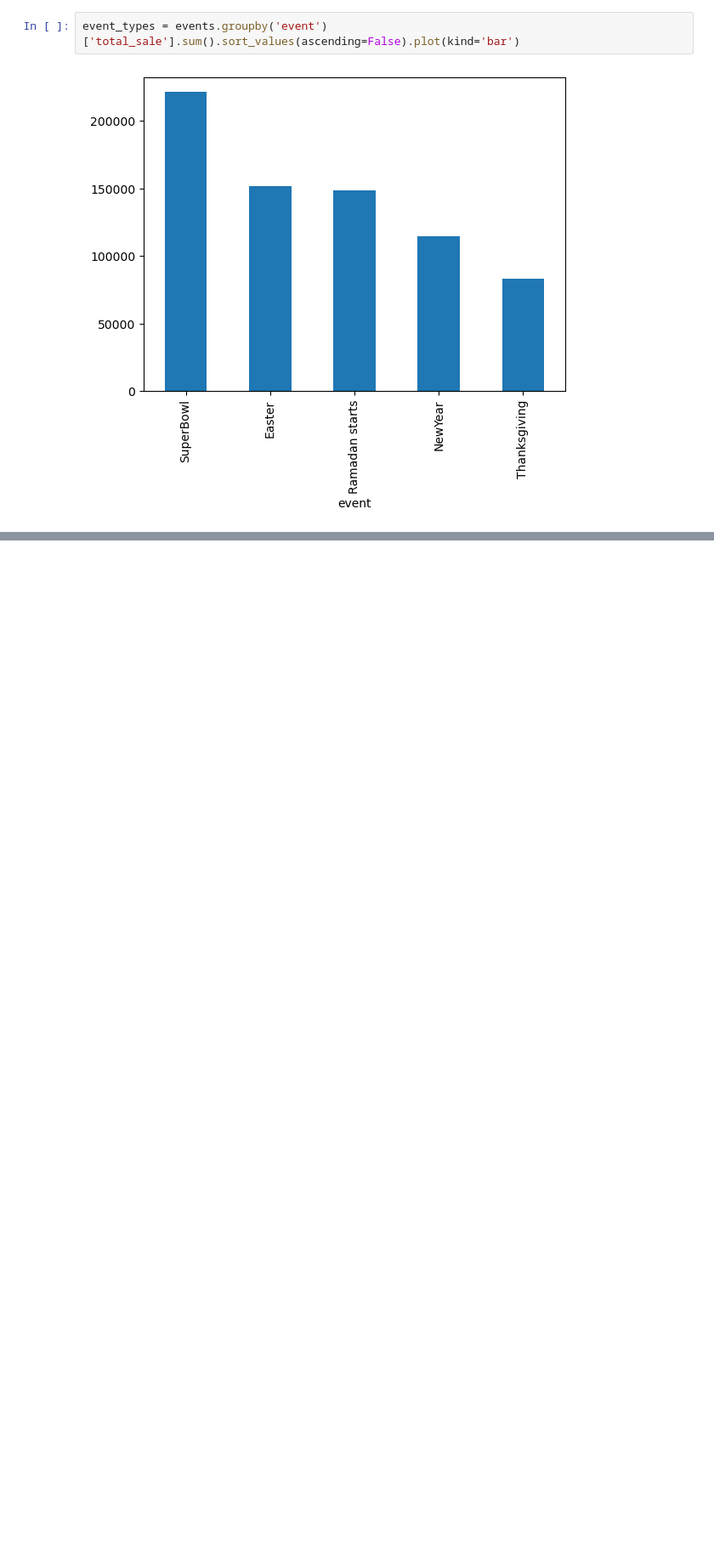
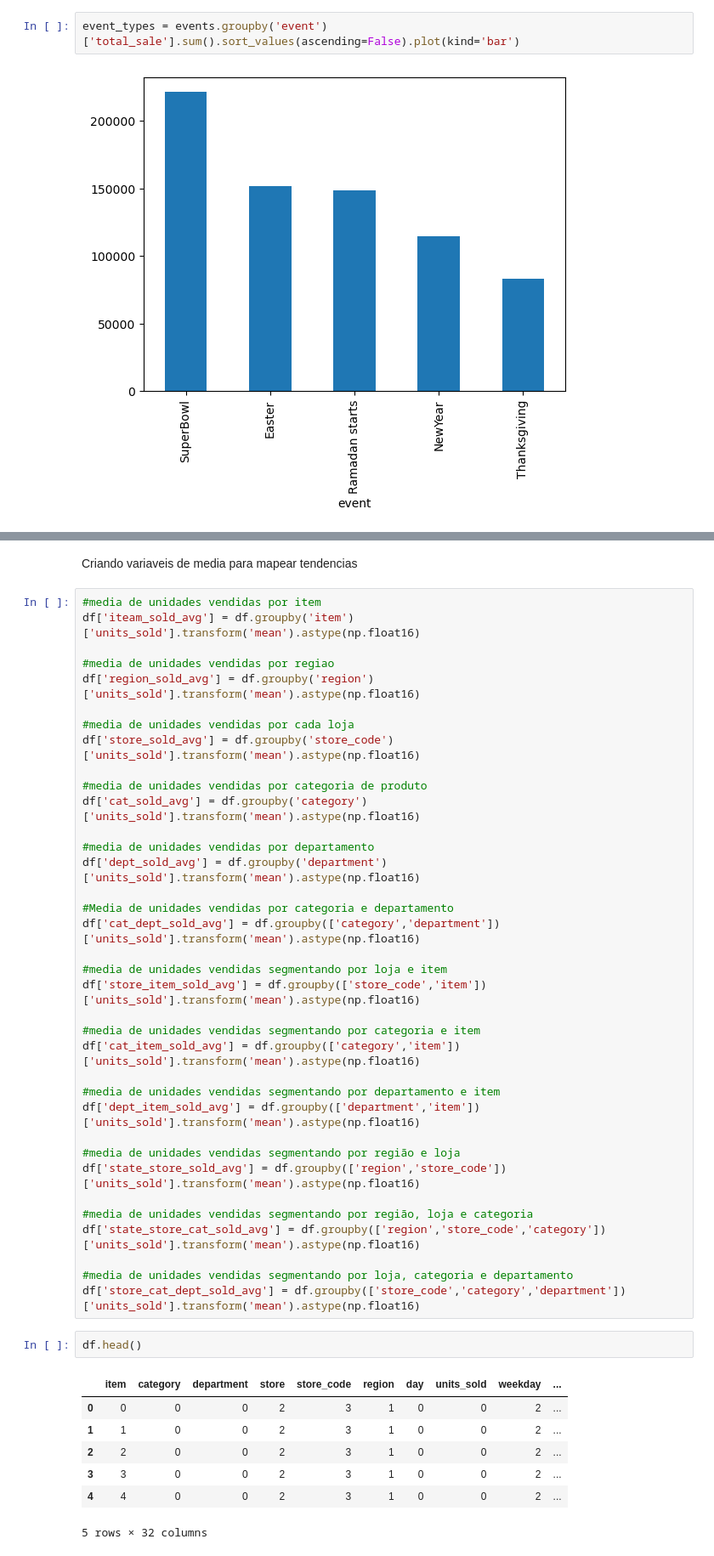
Before and after one commit to 15murakamie/dsmarket-time-series, a Jupyter notebook: main_dsmarket.ipynb, the cells around one changed output, grey strips where cells are left out. Shown at 85% size. Cells and saved outputs as stored; diff of their text form; blank space fills up the shorter version.

```diff
--- a/main_dsmarket.ipynb
+++ b/main_dsmarket.ipynb
@@ -725,0 +797,48 @@ event_types = events.groupby('event')['total_sale'].sum().sort_values(ascending=
+# %% [markdown]
+Criando variaveis de media para mapear tendencias
+# %%
+#media de unidades vendidas por item
+df['iteam_sold_avg'] = df.groupby('item')['units_sold'].transform('mean').astype(np.float16)
+
+#media de unidades vendidas por regiao
+df['region_sold_avg'] = df.groupby('region')['units_sold'].transform('mean').astype(np.float16)
+
+#media de unidades vendidas por cada loja
+df['store_sold_avg'] = df.groupby('store_code')['units_sold'].transform('mean').astype(np.float16)
+
+#media de unidades vendidas por categoria de produto
+df['cat_sold_avg'] = df.groupby('category')['units_sold'].transform('mean').astype(np.float16)
+
+#media de unidades vendidas por departamento
+df['dept_sold_avg'] = df.groupby('department')['units_sold'].transform('mean').astype(np.float16)
+
+#Media de unidades vendidas por categoria e departamento
+df['cat_dept_sold_avg'] = df.groupby(['category','department'])['units_sold'].transform('mean').astype(np.float16)
+
+#media de unidades vendidas segmentando por loja e item
+df['store_item_sold_avg'] = df.groupby(['store_code','item'])['units_sold'].transform('mean').astype(np.float16)
+
+#media de unidades vendidas segmentando por categoria e item
+df['cat_item_sold_avg'] = df.groupby(['category','item'])['units_sold'].transform('mean').astype(np.float16)
+
+#media de unidades vendidas segmentando por departamento e item
+df['dept_item_sold_avg'] = df.groupby(['department','item'])['units_sold'].transform('mean').astype(np.float16)
+
+#media de unidades vendidas segmentando por região e loja
+df['state_store_sold_avg'] = df.groupby(['region','store_code'])['units_sold'].transform('mean').astype(np.float16)
+
+#media de unidades vendidas segmentando por região, loja e categoria
+df['state_store_cat_sold_avg'] = df.groupby(['region','store_code','category'])['units_sold'].transform('mean').astype(np.float16)
+
+#media de unidades vendidas segmentando por loja, categoria e departamento
+df['store_cat_dept_sold_avg'] = df.groupby(['store_code','category','department'])['units_sold'].transform('mean').astype(np.float16)
+# %%
+df.head()
+# %% [output]
+|  | item | category | department | store | store_code | region | day | units_sold | weekday | ... |
+| 0 | 0 | 0 | 0 | 2 | 3 | 1 | 0 | 0 | 2 | ... |
+| 1 | 1 | 0 | 0 | 2 | 3 | 1 | 0 | 0 | 2 | ... |
+| 2 | 2 | 0 | 0 | 2 | 3 | 1 | 0 | 0 | 2 | ... |
+| 3 | 3 | 0 | 0 | 2 | 3 | 1 | 0 | 0 | 2 | ... |
+| 4 | 4 | 0 | 0 | 2 | 3 | 1 | 0 | 0 | 2 | ... |
+5 rows × 32 columns
```
Also changed, not shown: parts of 26 cells of this notebook.
